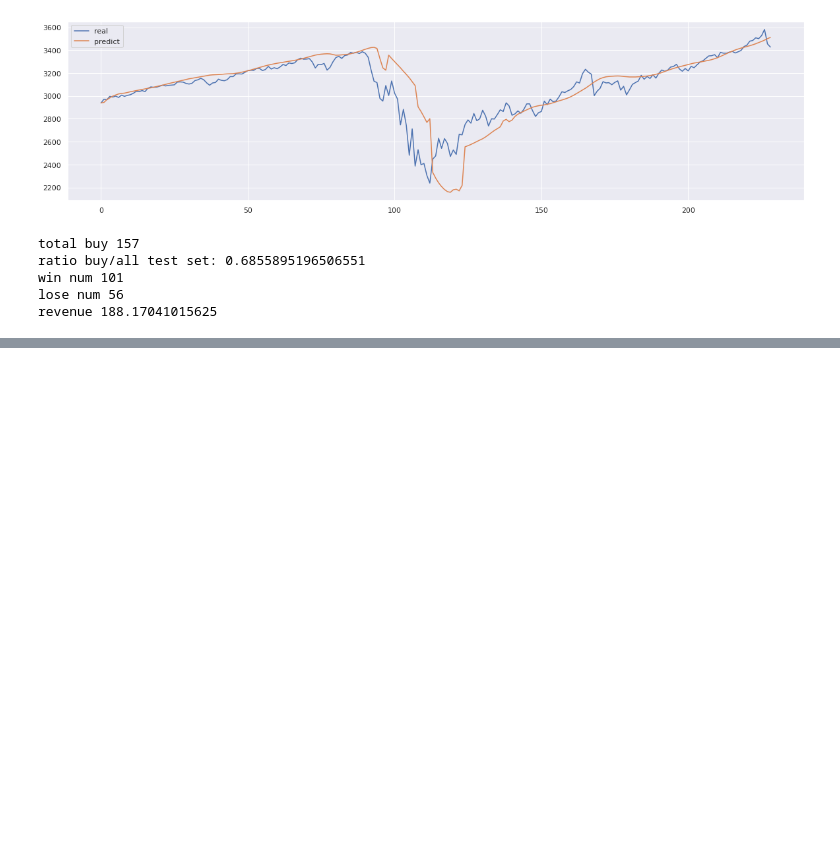
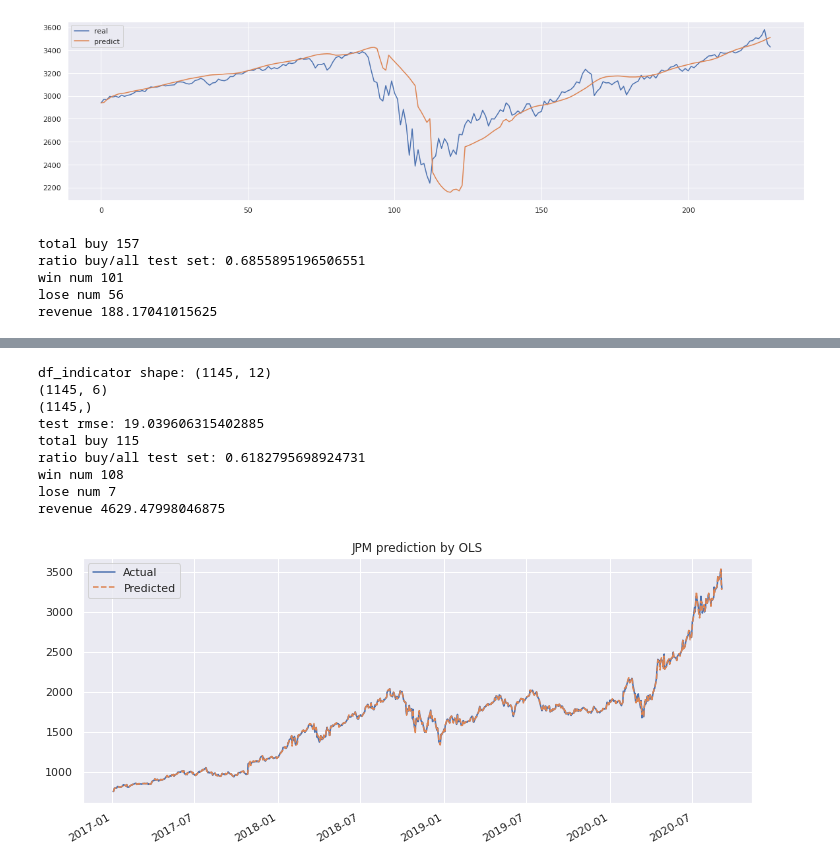
Before and after one commit to duybluemind1988/Data-science, a Jupyter notebook: Time_series/Time_series_all_method_2(multy).ipynb, the cells around one changed output, grey strips where cells are left out. Cells and saved outputs as stored; diff of their text form; code cells hidden in the pictures; blank space fills up the shorter version.

```diff
--- a/Time_series/Time_series_all_method_2(multy).ipynb
+++ b/Time_series/Time_series_all_method_2(multy).ipynb
@@ -1956,0 +2135,13 @@ revenue 188.17041015625
+# %%
+stock_result('Amazon')
+# %% [output]
+df_indicator shape: (1145, 12)
+(1145, 6)
+(1145,)
+test rmse: 19.039606315402885
+total buy 115
+ratio buy/all test set: 0.6182795698924731
+win num 108
+lose num 7
+revenue 4629.47998046875
+[figure, added]
```
Also changed, not shown: parts of 11 cells of this notebook.
